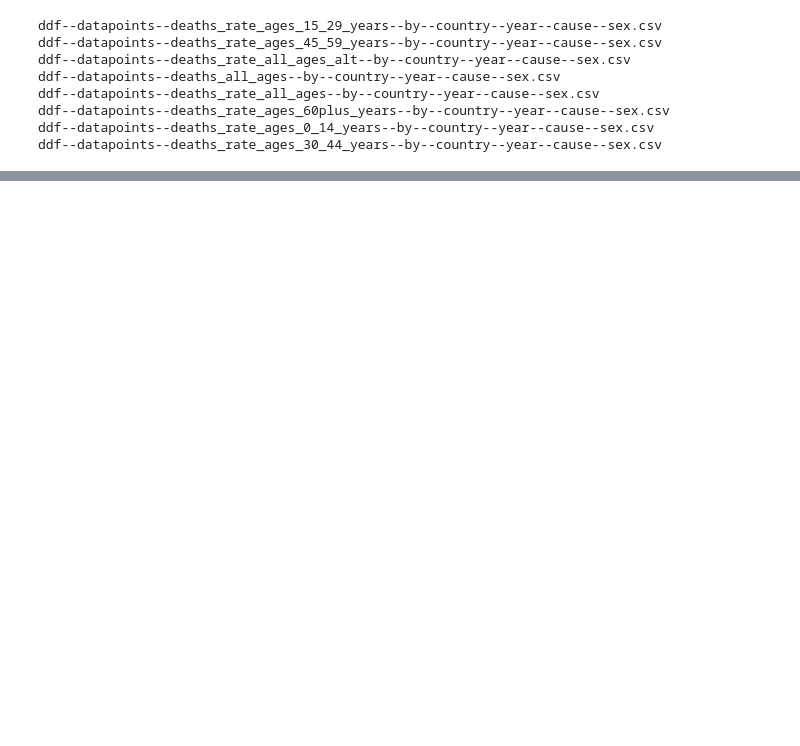
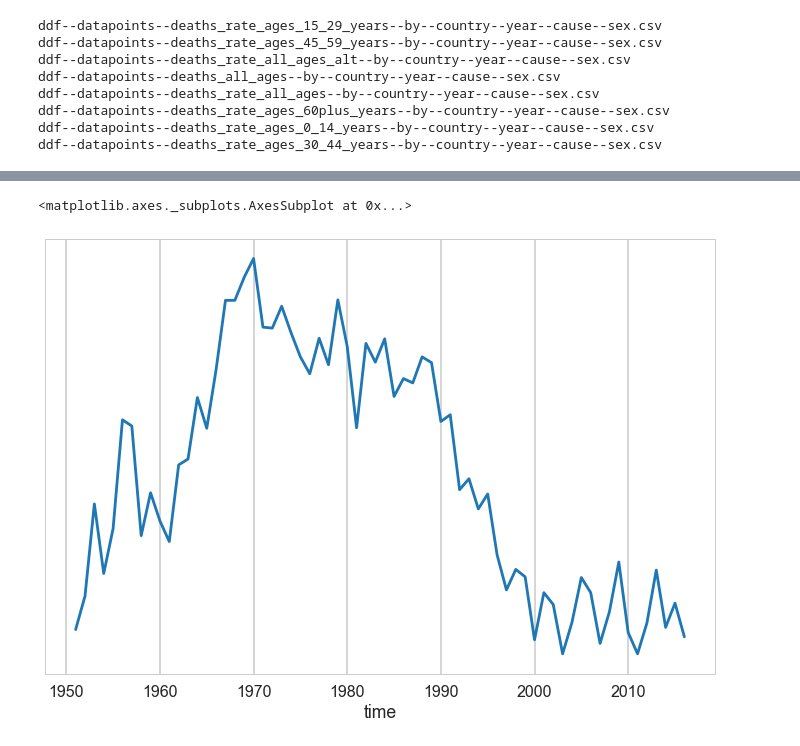
Before and after one commit to open-numbers/ddf--who--violence_injury_prevention, a Jupyter notebook: etl/notebooks/Double Check.ipynb, the cells around one changed output, grey strips where cells are left out. Saved outputs shown, nothing was run; the diff lists cells and outputs as text; code cells hidden in the pictures; blank space fills up the shorter version.

```diff
--- a/etl/notebooks/Double Check.ipynb
+++ b/etl/notebooks/Double Check.ipynb
@@ -49,0 +264,9 @@ for f in os.listdir('../../'):
+# %%
+sg = "/Users/semio/src/work/Gapminder/datasets/open-numbers/ddf--gapminder--systema_globalis/"
+# %%
+data = pd.read_csv(osp.join(sg, "ddf--datapoints--suicide_total_deaths--by--geo--time.csv"))
+# %%
+import seaborn as sns
+
+sns.set_context('poster')
+sns.set_style('whitegrid')
@@ -49,0 +293,5 @@ for f in os.listdir('../../'):
+# %%
+data[data.geo == 'swe'].set_index('time')['suicide_total_deaths'].plot(figsize=(12, 8), logy=True)
+# %% [output]
+<matplotlib.axes._subplots.AxesSubplot at 0x...>
+[figure, added]
```
Also changed, not shown: parts of 27 cells of this notebook, 11 other files.
